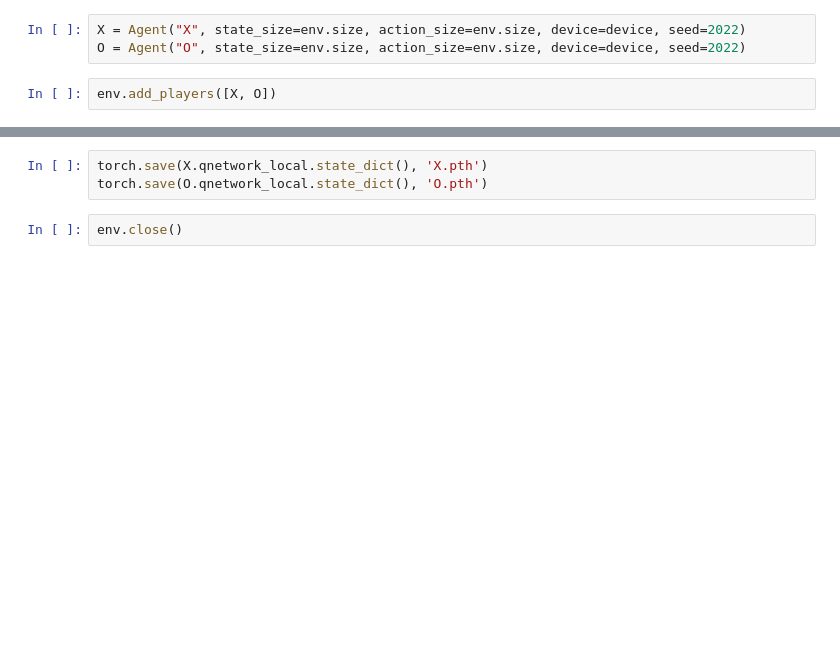
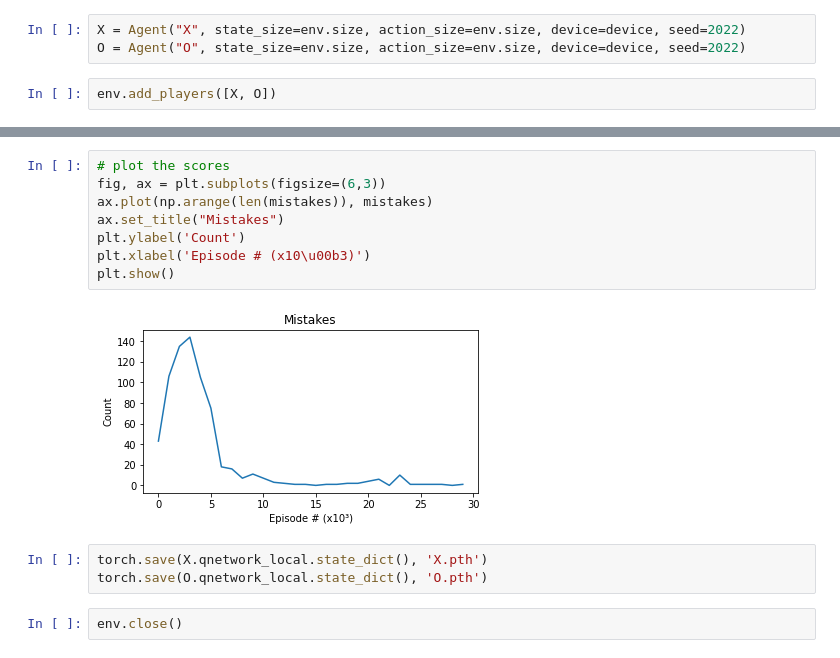
Before and after one commit to rnmourao/drl-tic-tac-toe, a Jupyter notebook: train.ipynb, the cells around one changed output, grey strips where cells are left out. Drawn from its saved outputs; the diff is of its cells as text; blank space fills up the shorter version.

```diff
--- a/train.ipynb
+++ b/train.ipynb
@@ -80,3 +87,13 @@ plt.show()
+# %%
+# plot the scores
+fig, ax = plt.subplots(figsize=(6,3))
+ax.plot(np.arange(len(mistakes)), mistakes)
+ax.set_title("Mistakes")
+plt.ylabel('Count')
+plt.xlabel('Episode # (x10\u00b3)')
+plt.show()
+# %% [output]
+[figure, added]
 # %%
 torch.save(X.qnetwork_local.state_dict(), 'X.pth')
 torch.save(O.qnetwork_local.state_dict(), 'O.pth')
```
Also changed, not shown: parts of 3 cells of this notebook, 4 other files.
